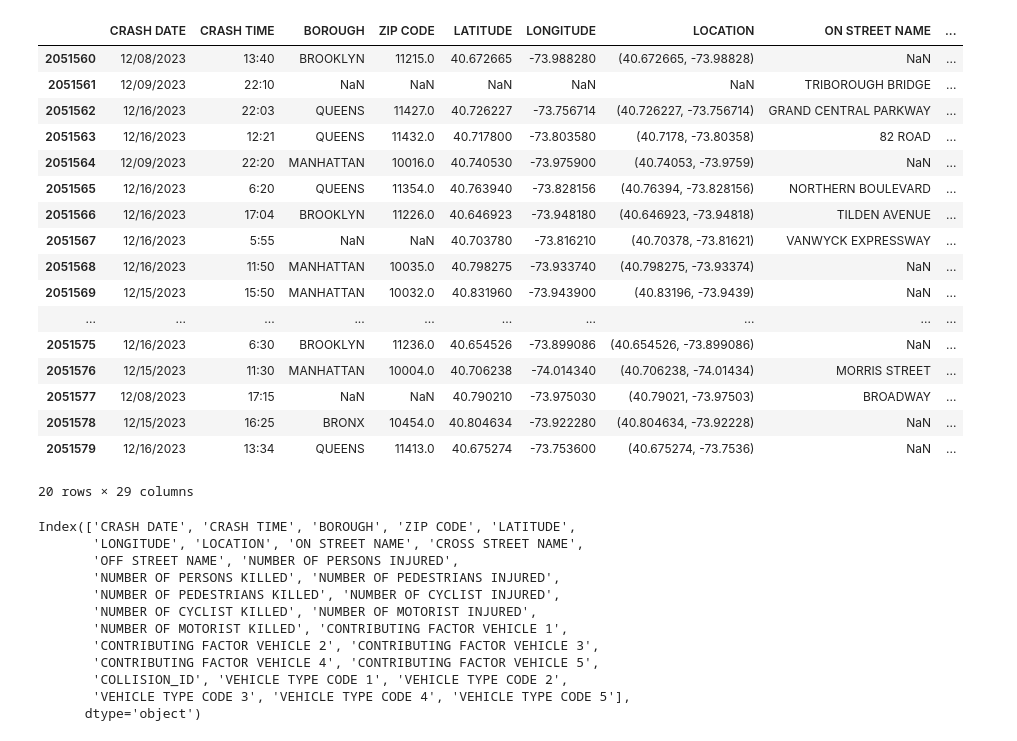
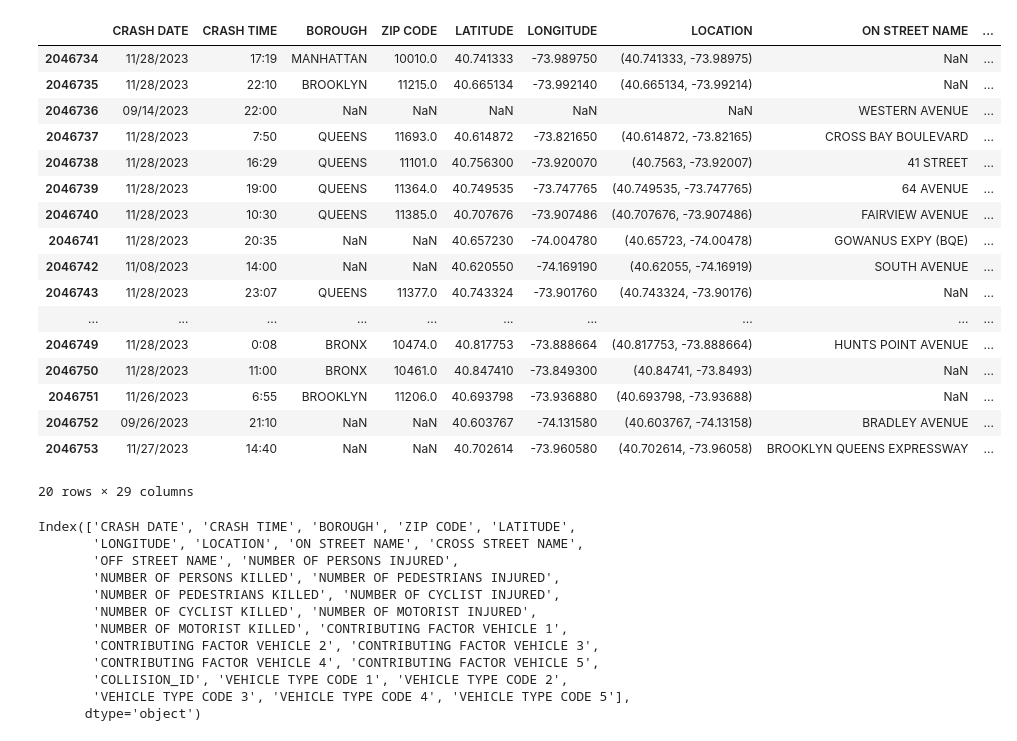
Before and after one commit to uzmakap/CSC448_Final, a Jupyter notebook: Code/Accident_Analysis.ipynb, the cells around one changed output. Cells and saved outputs as stored; diff of their text form; code cells hidden in the pictures.

```diff
--- a/Code/Accident_Analysis.ipynb
+++ b/Code/Accident_Analysis.ipynb
@@ -14,26 +14,26 @@ from sklearn.preprocessing import StandardScaler
 from sklearn.tree import DecisionTreeRegressor
 # %%
 #import the dataset
-df = pd.read_csv('/Users/uzma/desktop/motor_crash_collision_data.csv')
+df = pd.read_csv(r'C:\Users\Home\Downloads\Motor_Vehicle_Collisions_-_Crashes_20231204.csv')
 display(df.tail(20))
 # %% [output]
 |  | CRASH DATE | CRASH TIME | BOROUGH | ZIP CODE | LATITUDE | LONGITUDE | LOCATION | ON STREET NAME | ... |
-| 2051560 | 12/08/2023 | 13:40 | BROOKLYN | 11215.0 | 40.672665 | -73.988280 | (40.672665, -73.98828) | NaN | ... |
-| 2051561 | 12/09/2023 | 22:10 | NaN | NaN | NaN | NaN | NaN | TRIBOROUGH BRIDGE | ... |
-| 2051562 | 12/16/2023 | 22:03 | QUEENS | 11427.0 | 40.726227 | -73.756714 | (40.726227, -73.756714) | GRAND CENTRAL PARKWAY | ... |
-| 2051563 | 12/16/2023 | 12:21 | QUEENS | 11432.0 | 40.717800 | -73.803580 | (40.7178, -73.80358) | 82 ROAD | ... |
-| 2051564 | 12/09/2023 | 22:20 | MANHATTAN | 10016.0 | 40.740530 | -73.975900 | (40.74053, -73.9759) | NaN | ... |
-| 2051565 | 12/16/2023 | 6:20 | QUEENS | 11354.0 | 40.763940 | -73.828156 | (40.76394, -73.828156) | NORTHERN BOULEVARD | ... |
-| 2051566 | 12/16/2023 | 17:04 | BROOKLYN | 11226.0 | 40.646923 | -73.948180 | (40.646923, -73.94818) | TILDEN AVENUE | ... |
-| 2051567 | 12/16/2023 | 5:55 | NaN | NaN | 40.703780 | -73.816210 | (40.70378, -73.81621) | VANWYCK EXPRESSWAY | ... |
-| 2051568 | 12/16/2023 | 11:50 | MANHATTAN | 10035.0 | 40.798275 | -73.933740 | (40.798275, -73.93374) | NaN | ... |
-| 2051569 | 12/15/2023 | 15:50 | MANHATTAN | 10032.0 | 40.831960 | -73.943900 | (40.83196, -73.9439) | NaN | ... |
+| 2046734 | 11/28/2023 | 17:19 | MANHATTAN | 10010.0 | 40.741333 | -73.989750 | (40.741333, -73.98975) | NaN | ... |
+| 2046735 | 11/28/2023 | 22:10 | BROOKLYN | 11215.0 | 40.665134 | -73.992140 | (40.665134, -73.99214) | NaN | ... |
+| 2046736 | 09/14/2023 | 22:00 | NaN | NaN | NaN | NaN | NaN | WESTERN AVENUE | ... |
+| 2046737 | 11/28/2023 | 7:50 | QUEENS | 11693.0 | 40.614872 | -73.821650 | (40.614872, -73.82165) | CROSS BAY BOULEVARD | ... |
+| 2046738 | 11/28/2023 | 16:29 | QUEENS | 11101.0 | 40.756300 | -73.920070 | (40.7563, -73.92007) | 41 STREET | ... |
+| 2046739 | 11/28/2023 | 19:00 | QUEENS | 11364.0 | 40.749535 | -73.747765 | (40.749535, -73.747765) | 64 AVENUE | ... |
+| 2046740 | 11/28/2023 | 10:30 | QUEENS | 11385.0 | 40.707676 | -73.907486 | (40.707676, -73.907486) | FAIRVIEW AVENUE | ... |
+| 2046741 | 11/28/2023 | 20:35 | NaN | NaN | 40.657230 | -74.004780 | (40.65723, -74.00478) | GOWANUS EXPY (BQE) | ... |
+| 2046742 | 11/08/2023 | 14:00 | NaN | NaN | 40.620550 | -74.169190 | (40.62055, -74.16919) | SOUTH AVENUE | ... |
+| 2046743 | 11/28/2023 | 23:07 | QUEENS | 11377.0 | 40.743324 | -73.901760 | (40.743324, -73.90176) | NaN | ... |
 | ... | ... | ... | ... | ... | ... | ... | ... | ... | ... |
-| 2051575 | 12/16/2023 | 6:30 | BROOKLYN | 11236.0 | 40.654526 | -73.899086 | (40.654526, -73.899086) | NaN | ... |
-| 2051576 | 12/15/2023 | 11:30 | MANHATTAN | 10004.0 | 40.706238 | -74.014340 | (40.706238, -74.01434) | MORRIS STREET | ... |
-| 2051577 | 12/08/2023 | 17:15 | NaN | NaN | 40.790210 | -73.975030 | (40.79021, -73.97503) | BROADWAY | ... |
-| 2051578 | 12/15/2023 | 16:25 | BRONX | 10454.0 | 40.804634 | -73.922280 | (40.804634, -73.92228) | NaN | ... |
-| 2051579 | 12/16/2023 | 13:34 | QUEENS | 11413.0 | 40.675274 | -73.753600 | (40.675274, -73.7536) | NaN | ... |
+| 2046749 | 11/28/2023 | 0:08 | BRONX | 10474.0 | 40.817753 | -73.888664 | (40.817753, -73.888664) | HUNTS POINT AVENUE | ... |
+| 2046750 | 11/28/2023 | 11:00 | BRONX | 10461.0 | 40.847410 | -73.849300 | (40.84741, -73.8493) | NaN | ... |
+| 2046751 | 11/26/2023 | 6:55 | BROOKLYN | 11206.0 | 40.693798 | -73.936880 | (40.693798, -73.93688) | NaN | ... |
+| 2046752 | 09/26/2023 | 21:10 | NaN | NaN | 40.603767 | -74.131580 | (40.603767, -74.13158) | BRADLEY AVENUE | ... |
+| 2046753 | 11/27/2023 | 14:40 | NaN | NaN | 40.702614 | -73.960580 | (40.702614, -73.96058) | BROOKLYN QUEENS EXPRESSWAY | ... |
 20 rows × 29 columns
 # %%
 df.columns
```
Also changed, not shown: parts of 10 cells of this notebook, 2 other files.
